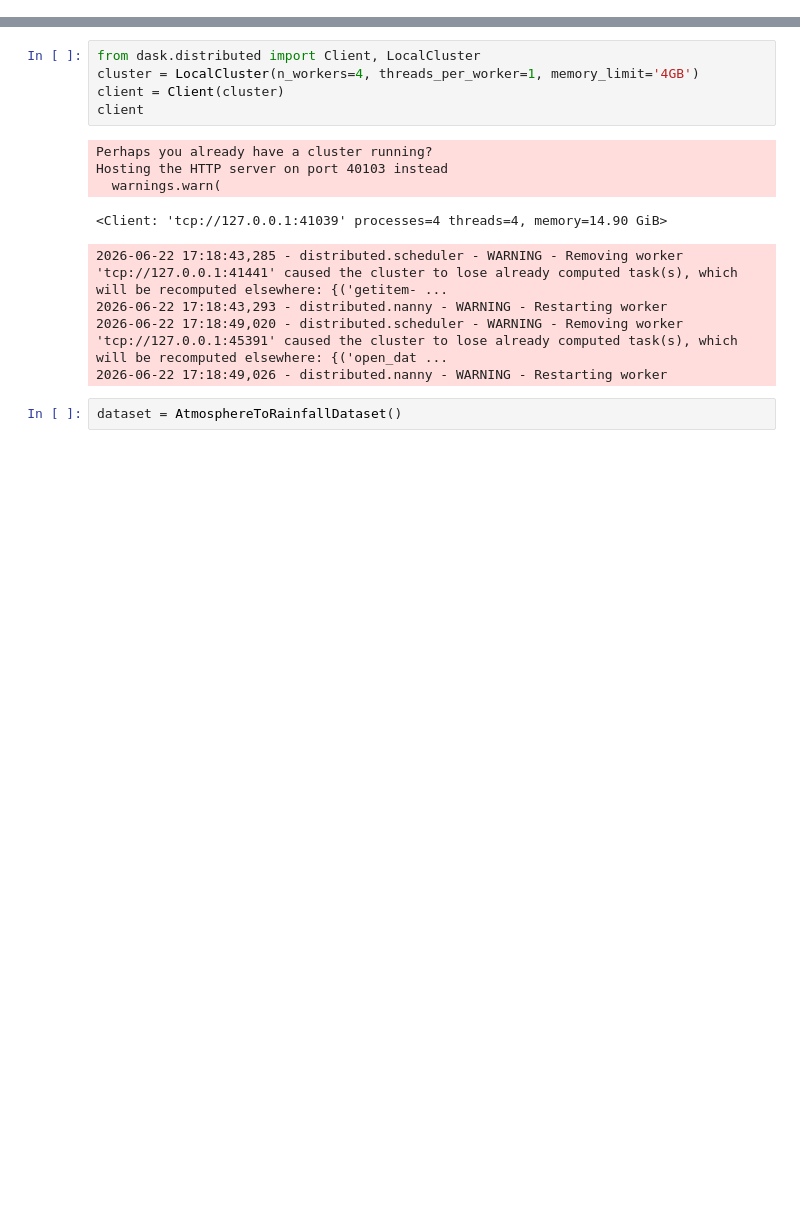
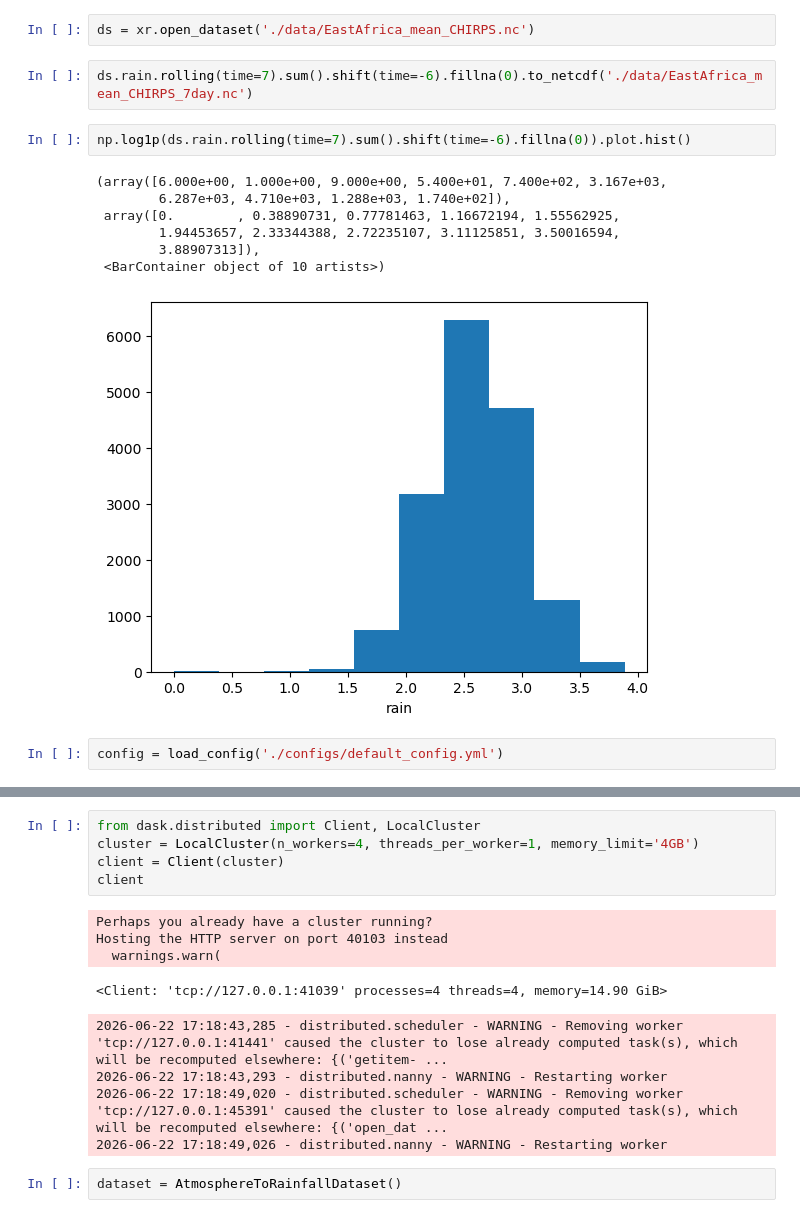
Before and after one commit to rguilcas/EastAfricaRainfallProject, a Jupyter notebook: notebooks/tests.ipynb, the cells around one changed output, grey strips where cells are left out. Drawn from its saved outputs; the diff is of its cells as text; blank space fills up the shorter version.

```diff
--- a/notebooks/tests.ipynb
+++ b/notebooks/tests.ipynb
@@ -8,0 +25,16 @@ from src.data.dataset import AtmosphereToRainfallDataset
+# %%
+ds = xr.open_dataset('./data/EastAfrica_mean_CHIRPS.nc')
+# %%
+ds.rain.rolling(time=7).sum().shift(time=-6).fillna(0).to_netcdf('./data/EastAfrica_mean_CHIRPS_7day.nc')
+# %%
+np.log1p(ds.rain.rolling(time=7).sum().shift(time=-6).fillna(0)).plot.hist()
+# %% [output]
+(array([6.000e+00, 1.000e+00, 9.000e+00, 5.400e+01, 7.400e+02, 3.167e+03,
+        6.287e+03, 4.710e+03, 1.288e+03, 1.740e+02]),
+ array([0.        , 0.38890731, 0.77781463, 1.16672194, 1.55562925,
+        1.94453657, 2.33344388, 2.72235107, 3.11125851, 3.50016594,
+        3.88907313]),
+ <BarContainer object of 10 artists>)
+[figure, added]
+# %%
+config = load_config('./configs/default_config.yml')
```
Also changed, not shown: parts of 8 cells of this notebook, 7 other files.
